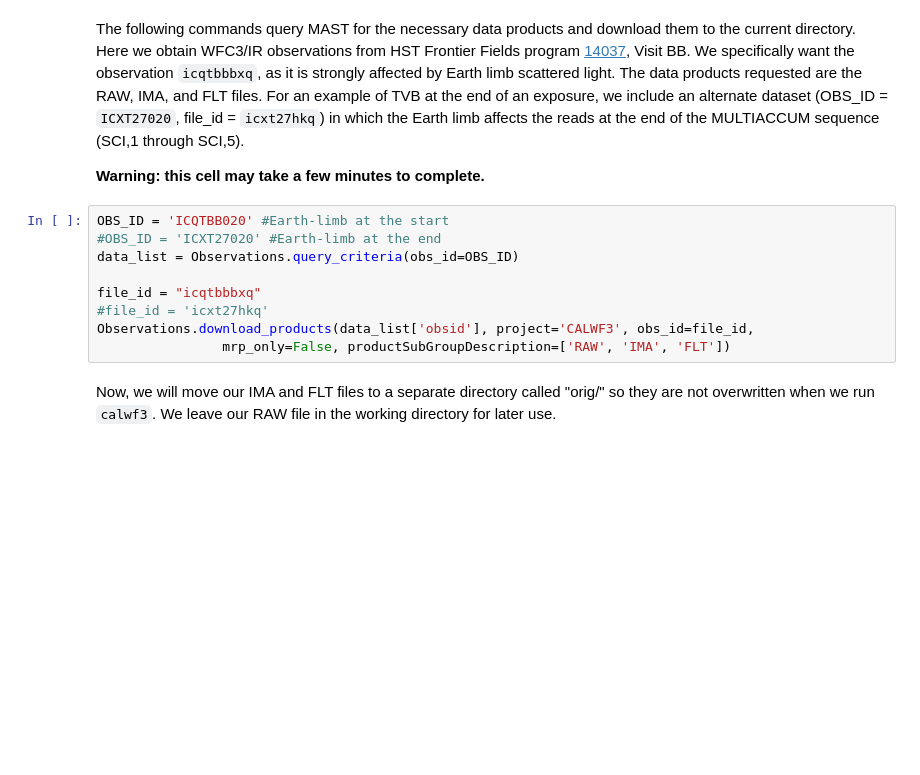
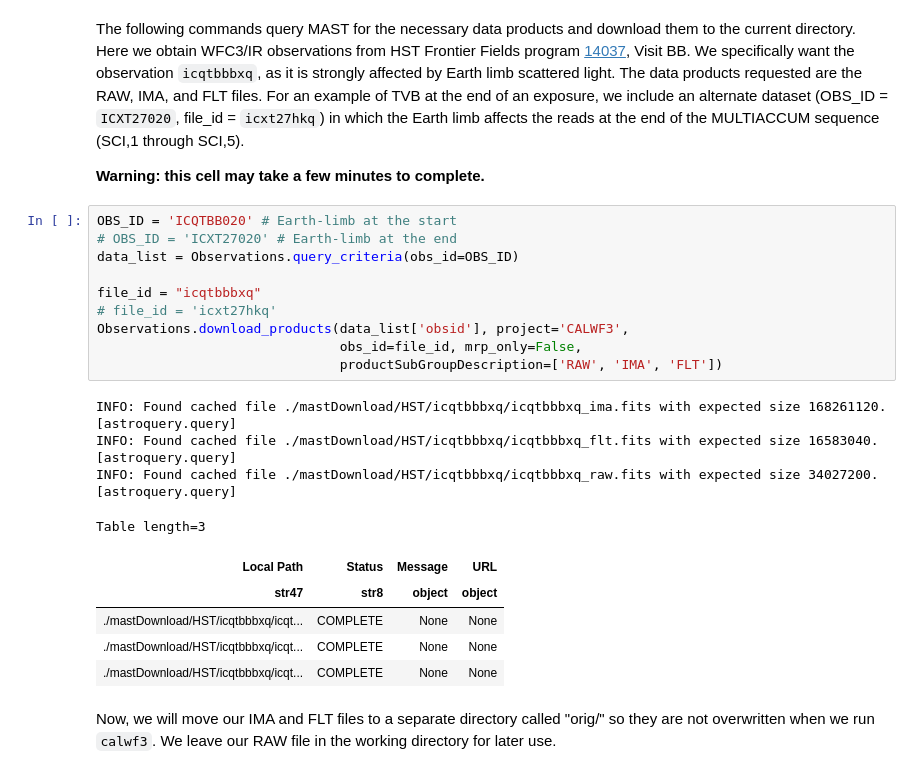
Before and after one commit to thanhdatio/HuongDanAI, a Jupyter notebook: notebooks/WFC3/ir_scattered_light_calwf3_corrections/Correcting_for_Scattered_Light_in_IR_Exposures_Using_calwf3_to_Mask_Bad_Reads.ipynb, the cells around one changed output. Drawn from its saved outputs; the diff is of its cells as text; blank space fills up the shorter version.

```diff
--- a/notebooks/WFC3/ir_scattered_light_calwf3_corrections/Correcting_for_Scattered_Light_in_IR_Exposures_Using_calwf3_to_Mask_Bad_Reads.ipynb
+++ b/notebooks/WFC3/ir_scattered_light_calwf3_corrections/Correcting_for_Scattered_Light_in_IR_Exposures_Using_calwf3_to_Mask_Bad_Reads.ipynb
@@ -105,14 +111,25 @@ The following commands query MAST for the necessary data products and download t
 
 **Warning: this cell may take a few minutes to complete.**
 # %%
-OBS_ID = 'ICQTBB020' #Earth-limb at the start
-#OBS_ID = 'ICXT27020' #Earth-limb at the end
+OBS_ID = 'ICQTBB020' # Earth-limb at the start
+# OBS_ID = 'ICXT27020' # Earth-limb at the end
 data_list = Observations.query_criteria(obs_id=OBS_ID)
 
 file_id = "icqtbbbxq"
-#file_id = 'icxt27hkq'
-Observations.download_products(data_list['obsid'], project='CALWF3', obs_id=file_id,
-                mrp_only=False, productSubGroupDescription=['RAW', 'IMA', 'FLT'])
+# file_id = 'icxt27hkq'
+Observations.download_products(data_list['obsid'], project='CALWF3',
+                               obs_id=file_id, mrp_only=False,
+                               productSubGroupDescription=['RAW', 'IMA', 'FLT'])
+# %% [output]
+INFO: Found cached file ./mastDownload/HST/icqtbbbxq/icqtbbbxq_ima.fits with expected size 168261120. [astroquery.query]
+INFO: Found cached file ./mastDownload/HST/icqtbbbxq/icqtbbbxq_flt.fits with expected size 16583040. [astroquery.query]
+INFO: Found cached file ./mastDownload/HST/icqtbbbxq/icqtbbbxq_raw.fits with expected size 34027200. [astroquery.query]
+Table length=3
+| Local Path | Status | Message | URL |
+| str47 | str8 | object | object |
+| ./mastDownload/HST/icqtbbbxq/icqt... | COMPLETE | None | None |
+| ./mastDownload/HST/icqtbbbxq/icqt... | COMPLETE | None | None |
+| ./mastDownload/HST/icqtbbbxq/icqt... | COMPLETE | None | None |
 # %% [markdown]
 Now, we will move our IMA and FLT files to a separate directory called "orig/" so they are not overwritten when we run `calwf3`. We leave our RAW file in the working directory for later use.
 # %%
```
Also changed, not shown: parts of 14 cells of this notebook.
